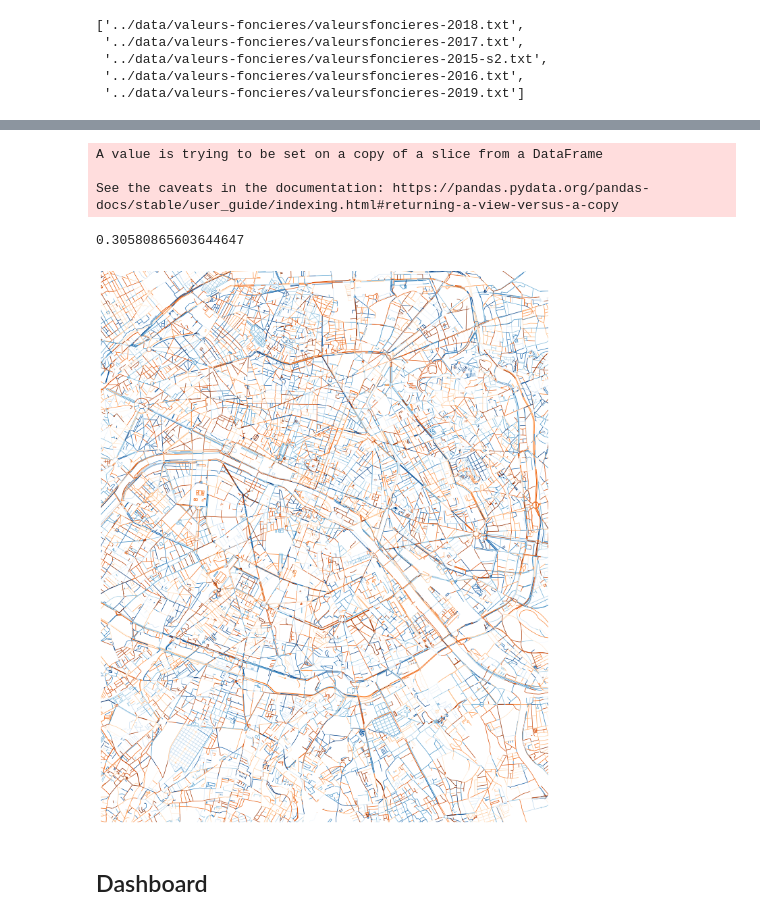
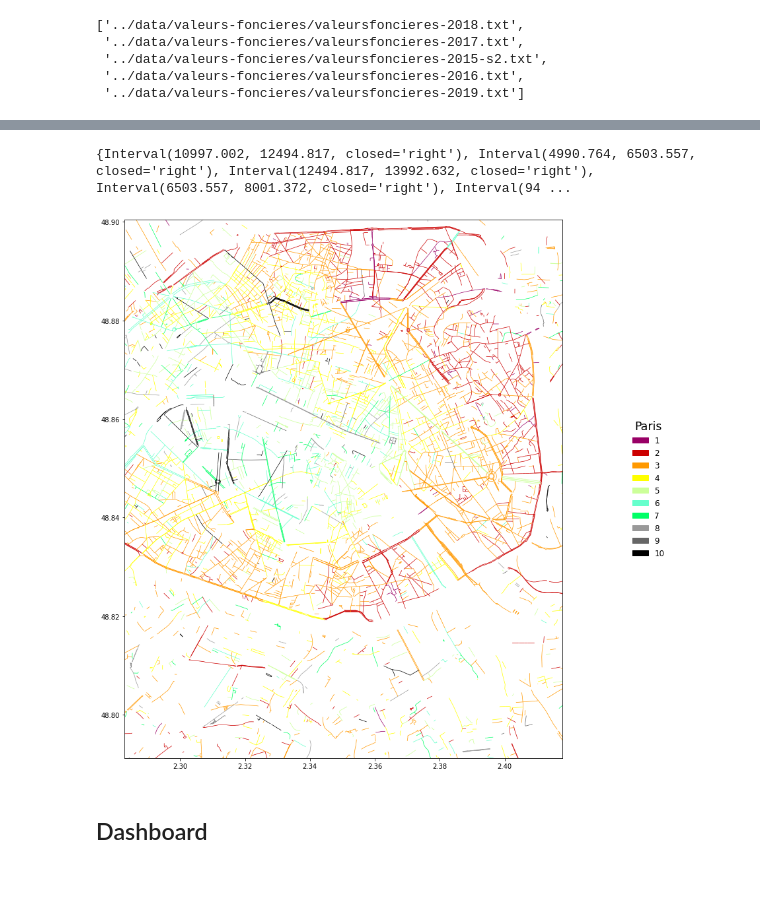
Before and after one commit to Laoban-man/immobilier-francais, a Jupyter notebook: Runthrough.ipynb, the cells around one changed output, grey strips where cells are left out. Drawn from its saved outputs; the diff is of its cells as text; code cells hidden in the pictures; blank space fills up the shorter version.

Commit message:
exploration and image updates

```diff
--- a/Runthrough.ipynb
+++ b/Runthrough.ipynb
@@ -311,18 +307,38 @@ Name: Price_m2, Length: 3337, dtype: float64
+# %%
+map_data=pd.concat([X,y,data["Valeur fonciere"],addresses],axis=1)
+average_street_cost=map_data.groupby("Voie").mean()
+average_street_cost=average_street_cost[average_street_cost["Price_m2"]<20000]
+average_street_cost=average_street_cost[average_street_cost["Price_m2"]>5000]
+average_street_cost=average_street_cost.Price_m2
 # %%
 temp=paris
-temp["Price_m2"]=np.zeros(len(temp))
+prices=np.zeros(len(temp))
 j=0
 for i in tqdm(range(len(temp))):
     if temp.iloc[i,:]["suffix"] in list(average_street_cost.index):
-        temp.iloc[i,:]["Price_m2"]=average_street_cost[temp.iloc[i,:]["suffix"]]
-        j=j+1
-print(j/len(temp))
-paris["Price_m2"]=temp["Price_m2"]
+        prices[i]=average_street_cost[temp.iloc[i,:]["suffix"]]
+
+paris["Price_m2"]=prices
+paris=paris[paris["Price_m2"]>0]
-# %% [output]
-A value is trying to be set on a copy of a slice from a DataFrame
-
-See the caveats in the documentation: https://pandas.pydata.org/pandas-docs/stable/user_guide/indexing.html#returning-a-view-versus-a-copy
-0.30580865603644647
+# %%
+paris=paris[["geometry","Price_m2"]]
+# %%
+labels=[1,2,3,4,5,6,7,8,9,10]
+paris['prices_category'] = pd.cut(paris['Price_m2'],bins=10,labels=labels)
+colors={
+    "1":"#990066",
+    "2":"#CC0000",
+    "3":"#FF9900",
+    "4":"#FFFF00",
+    "5":"#CCFF99",
+    "6":"#66FFCC",
+    "7":"#00FF66",
+    "8":"#999999",
+    "9":"#666666",
+    "10":"#000000"
+}
+# %% [output]
+{Interval(10997.002, 12494.817, closed='right'), Interval(4990.764, 6503.557, closed='right'), Interval(12494.817, 13992.632, closed='right'), Interval(6503.557, 8001.372, closed='right'), Interval(94 ...
 # %%
 import math
 import matplotlib.pyplot as plt
@@ -332,30 +348,21 @@ from matplotlib import cm
 from matplotlib.colors import ListedColormap, LinearSegmentedColormap
 
 
-def plot_and_save(data,top,bottom,left,right,linewidth,linewidth_lane,legend_title,legend_bbox,path,colors,dpi=300):
-
-    top_cost = cm.get_cmap('Oranges_r', 128)
-    bottom_cost = cm.get_cmap('Blues', 128)
-
-    newcolors = np.vstack((top_cost(np.linspace(0, 1, 128)),
-                           bottom_cost(np.linspace(0, 1, 128))))
-    newcmp = ListedColormap(newcolors, name='OrangeBlue')
-
+def plot_and_save(data,top,bottom,left,right,linewidth,legend_title,legend_bbox,path,colors,dpi=300):
     f, ax = plt.subplots(1, figsize=(15, 15))
 
-    fig=data.plot(ax=ax,colormap=newcmp,linewidth=[linewidth if d == 'boulevard' else linewidth_lane for d in data.designation])
+    data.plot(ax=ax,color=[colors[str(t)] for t in data.prices_category],linewidth=linewidth)
     ax.set_aspect(1/math.cos(math.pi/180*center[0]))
     ax.set_ylim((bottom, top))
     ax.set_xlim((left, right))
     #f.colorbar(newcmp)
-    plt.axis('off')
-
+    plt.legend(handles=[mpatches.Patch(color=colors[str(k)],label=k) for k in set(paris["prices_category"])],loc='center right',fontsize='large',edgecolor='none',
+                                   title=legend_title,title_fontsize='xx-large',bbox_to_anchor=legend_bbox)
     plt.savefig(path, bbox_inches='tight', dpi=dpi)
 # %%
-plot_and_save(paris,top,bottom,left,right,
-              1,0.7,'Paris',(1.25, 0.5),'paris.png',colors=colors)
+plot_and_save(paris,top,bottom,left,right,0.7,'Paris',(1.25, 0.5),'parisstreetprices.png',colors)
 # %% [output]
-[figure, old version]
+[figure, new version]
 # %% [markdown]
 ## Dashboard
 # %% [markdown]
```
Also changed, not shown: parts of 17 cells of this notebook, 25 other files.
